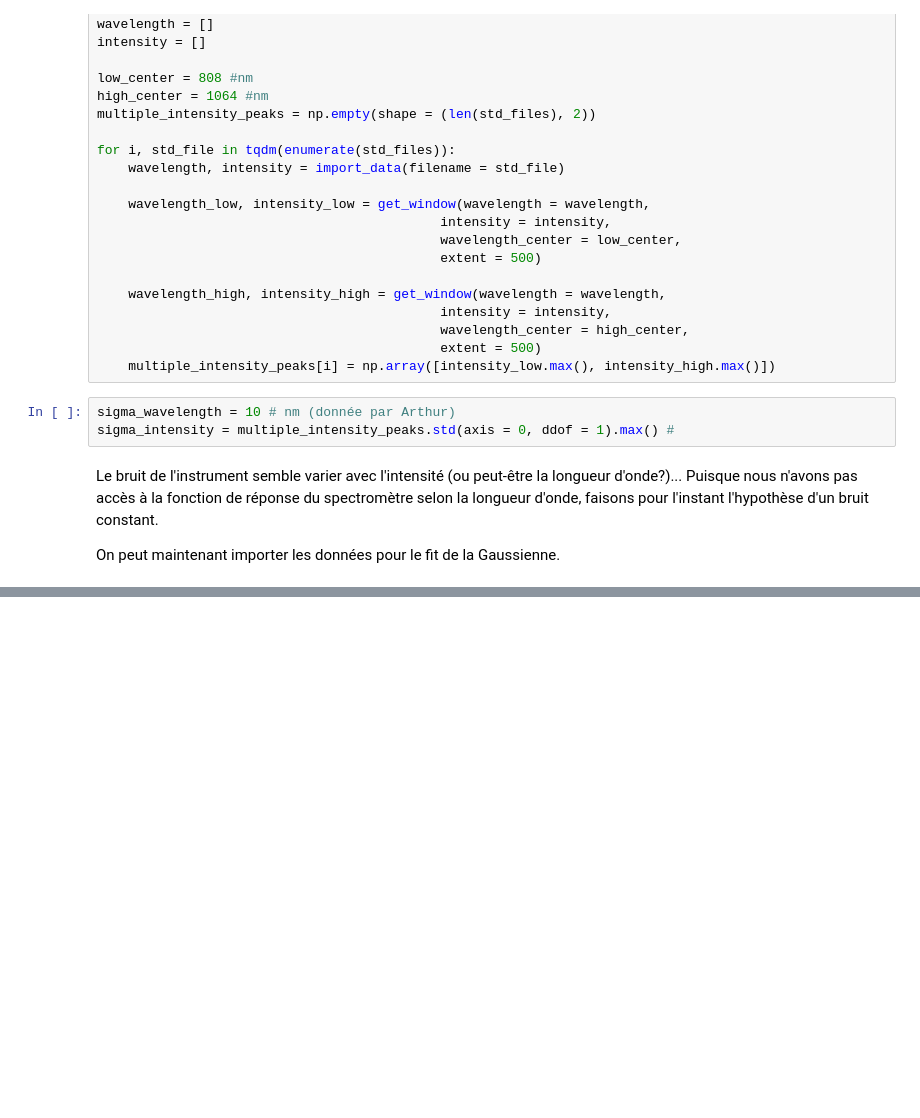
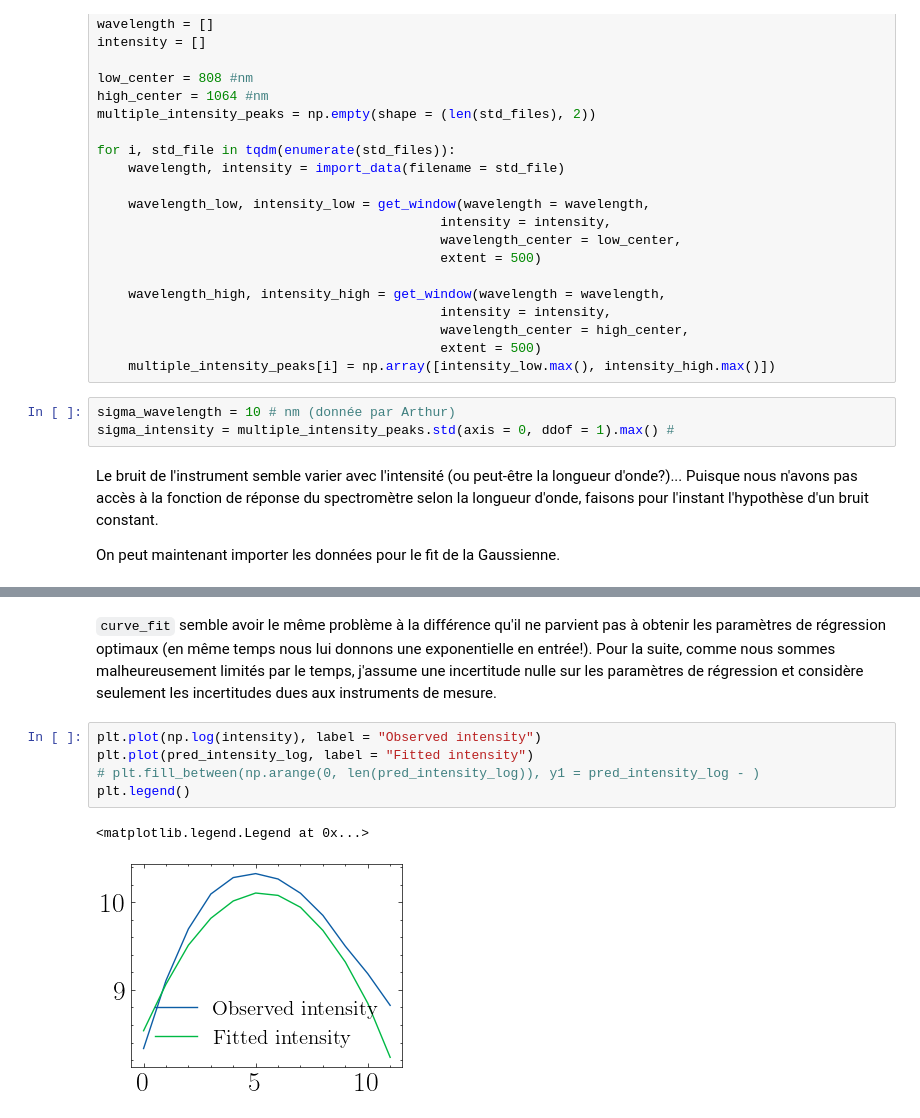
Before and after one commit to EnceladeCandy/phy3040, a Jupyter notebook: notebooks/optique_non_lineaire.ipynb, the cells around one changed output, grey strips where cells are left out. Cells and saved outputs as stored; diff of their text form; blank space fills up the shorter version.

```diff
--- a/notebooks/optique_non_lineaire.ipynb
+++ b/notebooks/optique_non_lineaire.ipynb
@@ -481,0 +503,10 @@ array([           inf, 1.40981524e+02, 1.06757981e-02])
+# %% [markdown]
+`curve_fit` semble avoir le même problème à la différence qu'il ne parvient pas à obtenir les paramètres de régression optimaux (en même temps nous lui donnons une exponentielle en entrée!). Pour la suite, comme nous sommes malheureusement limités par le temps, j'assume une incertitude nulle sur les paramètres de régression et considère seulement les incertitudes dues aux instruments de mesure.
+# %%
+plt.plot(np.log(intensity), label = "Observed intensity")
+plt.plot(pred_intensity_log, label = "Fitted intensity")
+# plt.fill_between(np.arange(0, len(pred_intensity_log)), y1 = pred_intensity_log - )
+plt.legend()
+# %% [output]
+<matplotlib.legend.Legend at 0x...>
+[figure, added]
```
Also changed, not shown: parts of 26 cells of this notebook, 2 other files.
